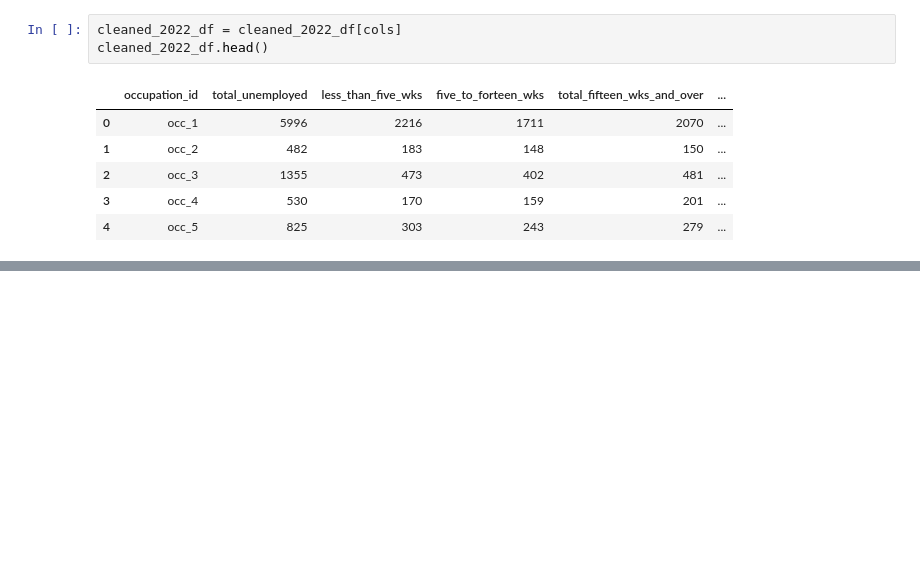
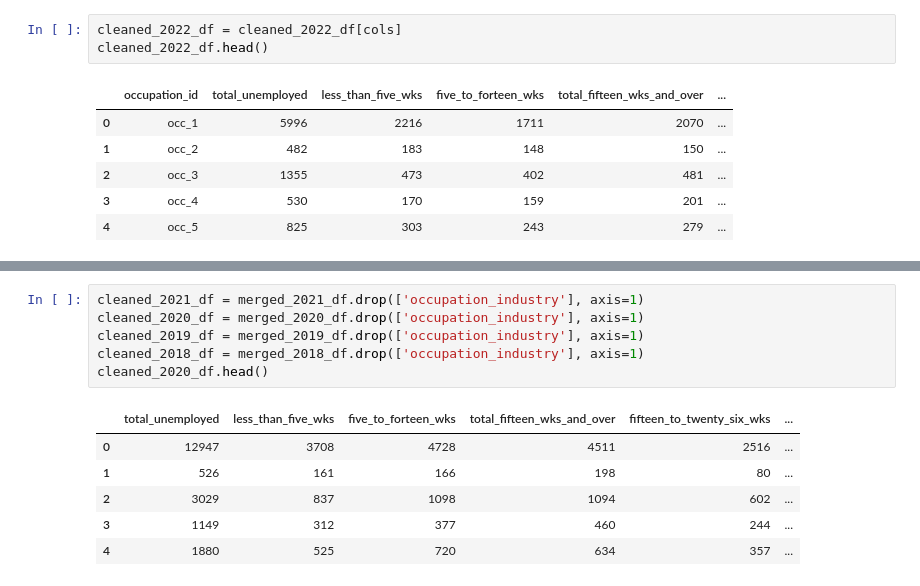
Before and after one commit to tvaughn905/Project-3, a Jupyter notebook: cleaning_industry_data.ipynb, the cells around one changed output, grey strips where cells are left out. Saved outputs shown, nothing was run; the diff lists cells and outputs as text; blank space fills up the shorter version.

```diff
--- a/cleaning_industry_data.ipynb
+++ b/cleaning_industry_data.ipynb
@@ -383,0 +394,13 @@ cleaned_2022_df.head()
+# %%
+cleaned_2021_df = merged_2021_df.drop(['occupation_industry'], axis=1)
+cleaned_2020_df = merged_2020_df.drop(['occupation_industry'], axis=1)
+cleaned_2019_df = merged_2019_df.drop(['occupation_industry'], axis=1)
+cleaned_2018_df = merged_2018_df.drop(['occupation_industry'], axis=1)
+cleaned_2020_df.head()
+# %% [output]
+|  | total_unemployed | less_than_five_wks | five_to_forteen_wks | total_fifteen_wks_and_over | fifteen_to_twenty_six_wks | ... |
+| 0 | 12947 | 3708 | 4728 | 4511 | 2516 | ... |
+| 1 | 526 | 161 | 166 | 198 | 80 | ... |
+| 2 | 3029 | 837 | 1098 | 1094 | 602 | ... |
+| 3 | 1149 | 312 | 377 | 460 | 244 | ... |
+| 4 | 1880 | 525 | 720 | 634 | 357 | ... |
```
Also changed, not shown: parts of 5 cells of this notebook, 5 other files.
